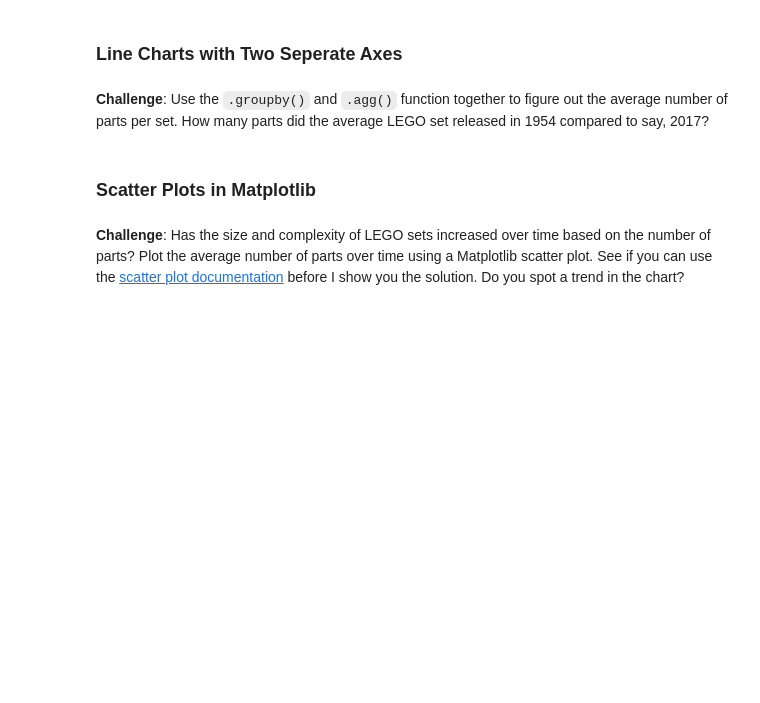
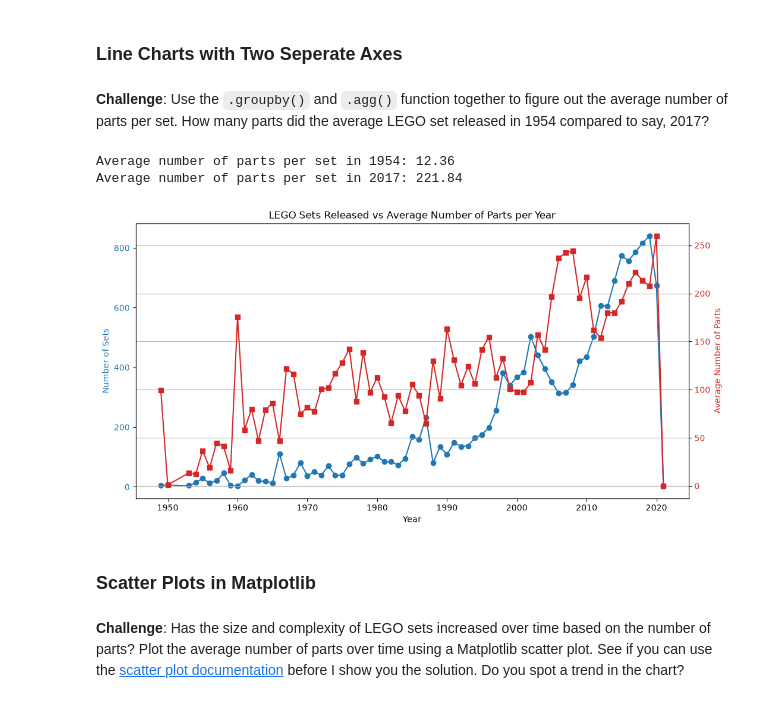
Before and after one commit to heyliceeee/Analyse-Lego-Dataset, a Jupyter notebook: Lego_Analysis.ipynb, the cells around one changed output. Drawn from its saved outputs; the diff is of its cells as text; code cells hidden in the pictures; blank space fills up the shorter version.

Commit message:
✨feat: line charts with 2 separate axes

```diff
--- a/Lego_Analysis.ipynb
+++ b/Lego_Analysis.ipynb
@@ -195,6 +195,36 @@ plt.show()
 ### Line Charts with Two Seperate Axes
 # %% [markdown]
 **Challenge**: Use the <code>.groupby()</code> and <code>.agg()</code> function together to figure out the average number of parts per set. How many parts did the average LEGO set released in 1954 compared to say, 2017?
+# %%
+avg_parts_per_year = (sets.groupby("year").agg(avg_parts=("num_parts", "mean"))) # average number of parts per set per year
+
+avg_1954 = avg_parts_per_year.loc[1954, "avg_parts"] # average number of parts in 1954
+avg_2017 = avg_parts_per_year.loc[2017, "avg_parts"] # average number of parts in 2017
+
+print(f"Average number of parts per set in 1954: {avg_1954:.2f}")
+print(f"Average number of parts per set in 2017: {avg_2017:.2f}")
+
+fig, ax1 = plt.subplots(figsize=(12,6))
+
+# ax 1
+ax1.set_xlabel("Year")
+ax1.set_ylabel("Number of Sets", color="tab:blue")
+ax1.plot(sets_per_year.index, sets_per_year.values, color="tab:blue", marker="o")
+ax1.tick_params(axis="y", labelcolor="tab:blue")
+
+# ax 2
+ax2 = ax1.twinx()
+ax2.set_ylabel("Average Number of Parts", color="tab:red")
+ax2.plot(avg_parts_per_year.index, avg_parts_per_year.values, color="tab:red", marker="s")
+ax2.tick_params(axis="y", labelcolor="tab:red")
+
+plt.title("LEGO Sets Released vs Average Number of Parts per Year")
+plt.grid(True)
+plt.show()
+# %% [output]
+Average number of parts per set in 1954: 12.36
+Average number of parts per set in 2017: 221.84
+[figure, added]
 # %% [markdown]
 ### Scatter Plots in Matplotlib
 # %% [markdown]
```
